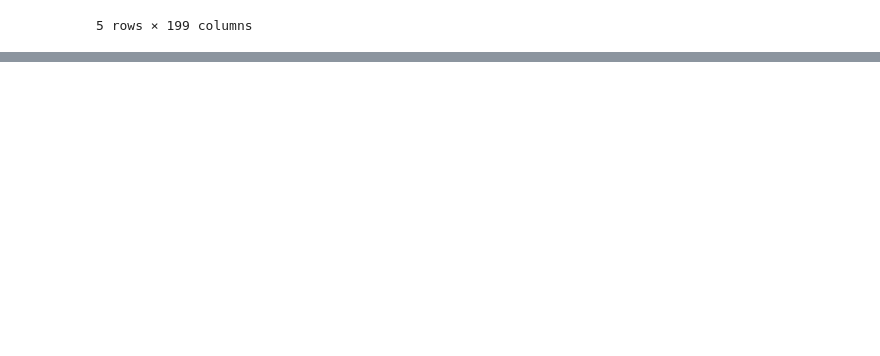
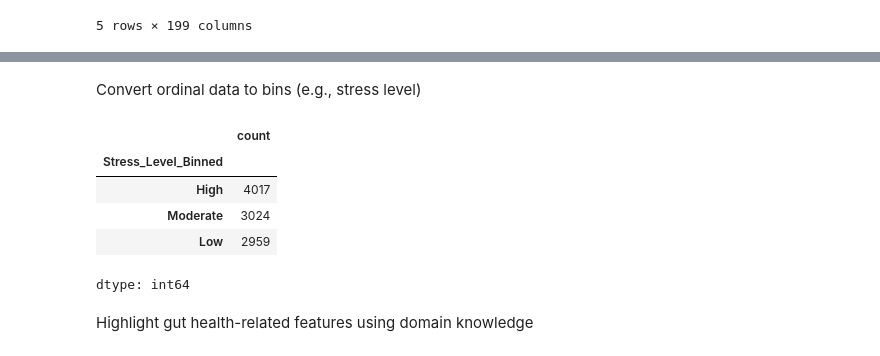
Before and after one commit to Shamiul-693/Microbiota-Status-Classification, a Jupyter notebook: Final_Microbiota_Status_Classification.ipynb, the cells around one changed output, grey strips where cells are left out. Drawn from its saved outputs; the diff is of its cells as text; code cells hidden in the pictures; blank space fills up the shorter version.

```diff
--- a/Final_Microbiota_Status_Classification.ipynb
+++ b/Final_Microbiota_Status_Classification.ipynb
@@ -231,0 +282,30 @@ df_encoded[numerical_columns + ['Microbiota_Status_Label']].head()
+# %% [markdown]
+Convert ordinal data to bins (e.g., stress level)
+# %%
+# Copy dataset for feature engineering
+df_fe_binned = df_fe.copy()
+
+# Convert "Stress level (1-10 scale)" into ordinal bins
+# Define bins and labels
+stress_bins = [0, 3, 6, 10]
+stress_labels = ['Low', 'Moderate', 'High']
+
+# Create binned column
+df_fe_binned['Stress_Level_Binned'] = pd.cut(
+    df_fe_binned['Stress level (1-10 scale)'],
+    bins=stress_bins,
+    labels=stress_labels,
+    include_lowest=True
+)
+
+# Show distribution of binned stress levels
+df_fe_binned['Stress_Level_Binned'].value_counts()
+# %% [output]
+|  | count |
+| Stress_Level_Binned |  |
+| High | 4017 |
+| Moderate | 3024 |
+| Low | 2959 |
+dtype: int64
+# %% [markdown]
+Highlight gut health-related features using domain knowledge
```
Also changed, not shown: parts of 5 cells of this notebook.
